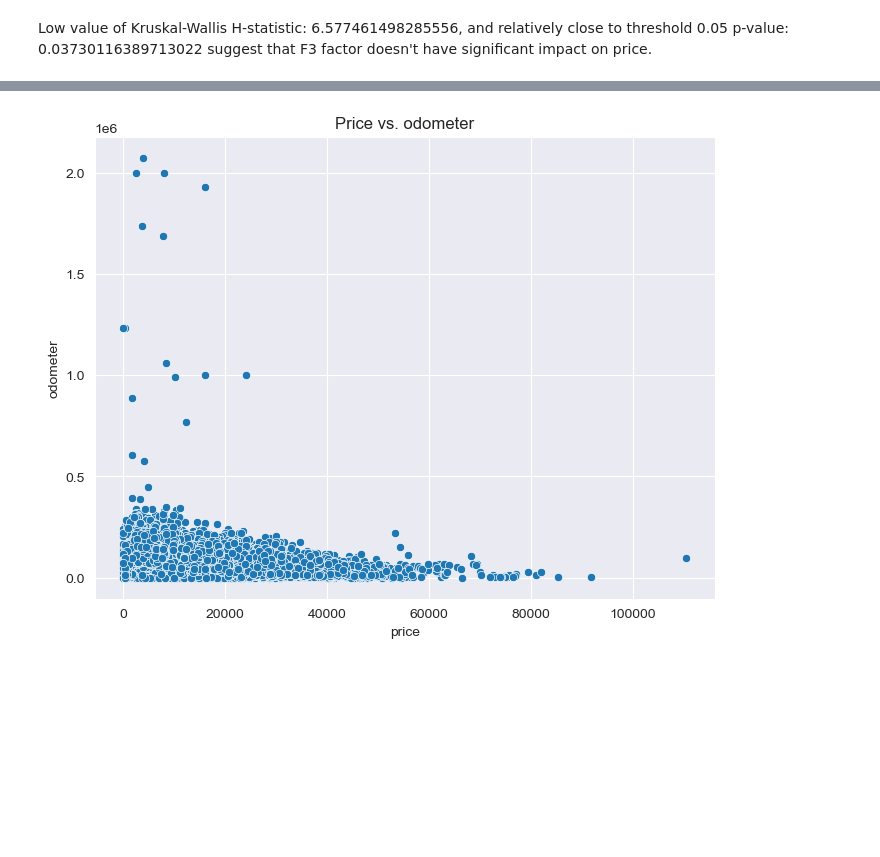
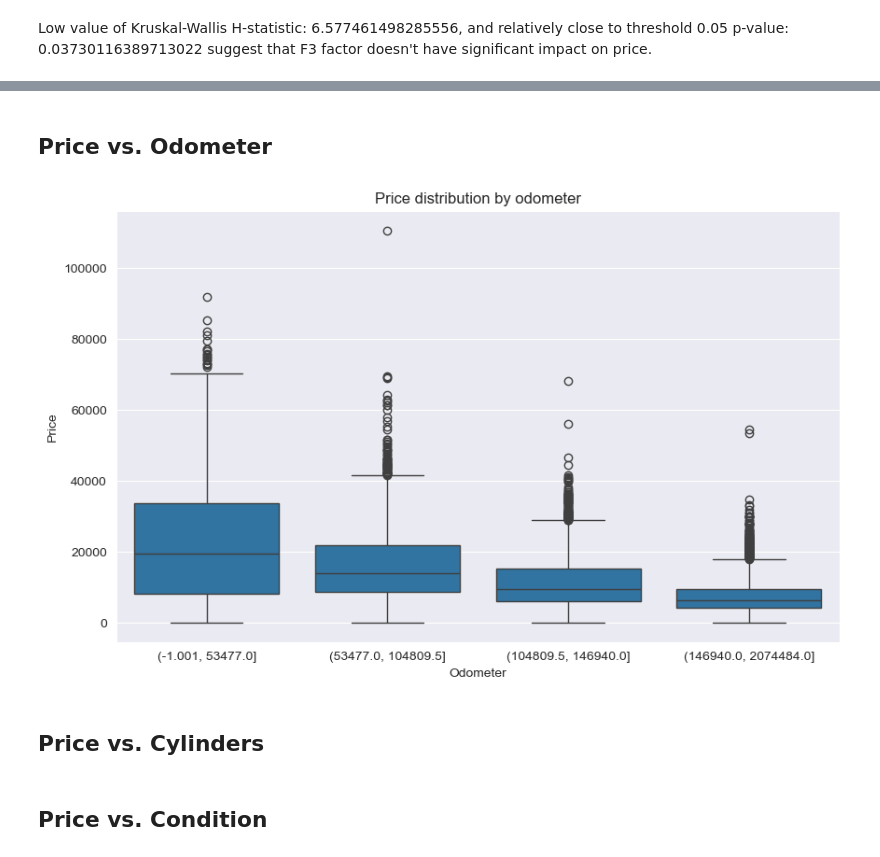
Before and after one commit to logger421/ExplainableAI, a Jupyter notebook: work_set1.ipynb, the cells around one changed output, grey strips where cells are left out. Drawn from its saved outputs; the diff is of its cells as text; code cells hidden in the pictures; blank space fills up the shorter version.

```diff
--- a/work_set1.ipynb
+++ b/work_set1.ipynb
@@ -182,3 +207,0 @@ plt.show()
-# %%
-dataset.fillna(-1, inplace=True)
-dataset = dataset.astype({'year': 'int64', 'odometer': 'int64'})
@@ -210,0 +246,8 @@ plt.show()
+# %%
+dataset['F1_bin'] = pd.qcut(dataset['F1'], q=4,)
+plt.figure(figsize=(10, 6))
+sns.boxplot(x='F1_bin', y='price', data=dataset)
+plt.title('Price distribution by F1 Quartile')
+plt.xlabel('F1 Quartile')
+plt.ylabel('Price')
+plt.show()
@@ -210,0 +258,9 @@ plt.show()
+# %%
+dataset['F2_bin'] = pd.qcut(dataset['F2'], q=4,)
+
+plt.figure(figsize=(10, 6))
+sns.boxplot(x='F2_bin', y='price', data=dataset)
+plt.title('Price distribution by F2 Quartile')
+plt.xlabel('F2')
+plt.ylabel('Price')
+plt.show()
@@ -210,0 +271,9 @@ plt.show()
+# %%
+dataset['F3_bin'] = pd.qcut(dataset['F3'], q=4, labels=['Q1', 'Q2', 'Q3', 'Q4'])
+
+plt.figure(figsize=(10, 6))
+sns.boxplot(x='F3_bin', y='price', data=dataset)
+plt.title('Price distribution by F3 Quartile')
+plt.xlabel('F3 Quartile')
+plt.ylabel('Price')
+plt.show()
@@ -211,8 +300,15 @@ plt.show()
+# %% [markdown]
+## Price vs. Odometer
 # %%
-df = dataset.loc[dataset['odometer'] != -1]
-plt.figure(figsize=(8, 6))
-sns.scatterplot(x='price', y='odometer', data=df)
-plt.title("Price vs. odometer")
+dataset['odometer_bin'] = pd.qcut(dataset['odometer'], q=4,)
+
+plt.figure(figsize=(10, 6))
+sns.boxplot(x='odometer_bin', y='price', data=dataset)
+plt.title('Price distribution by odometer')
+plt.xlabel('Odometer')
+plt.ylabel('Price')
 plt.show()
 # %% [output]
-[figure, old version]
+[figure, new version]
+# %% [markdown]
+## Price vs. Cylinders
@@ -218,0 +327,2 @@ plt.show()
+# %% [markdown]
+## Price vs. Condition
```
Also changed, not shown: parts of 40 cells of this notebook.
